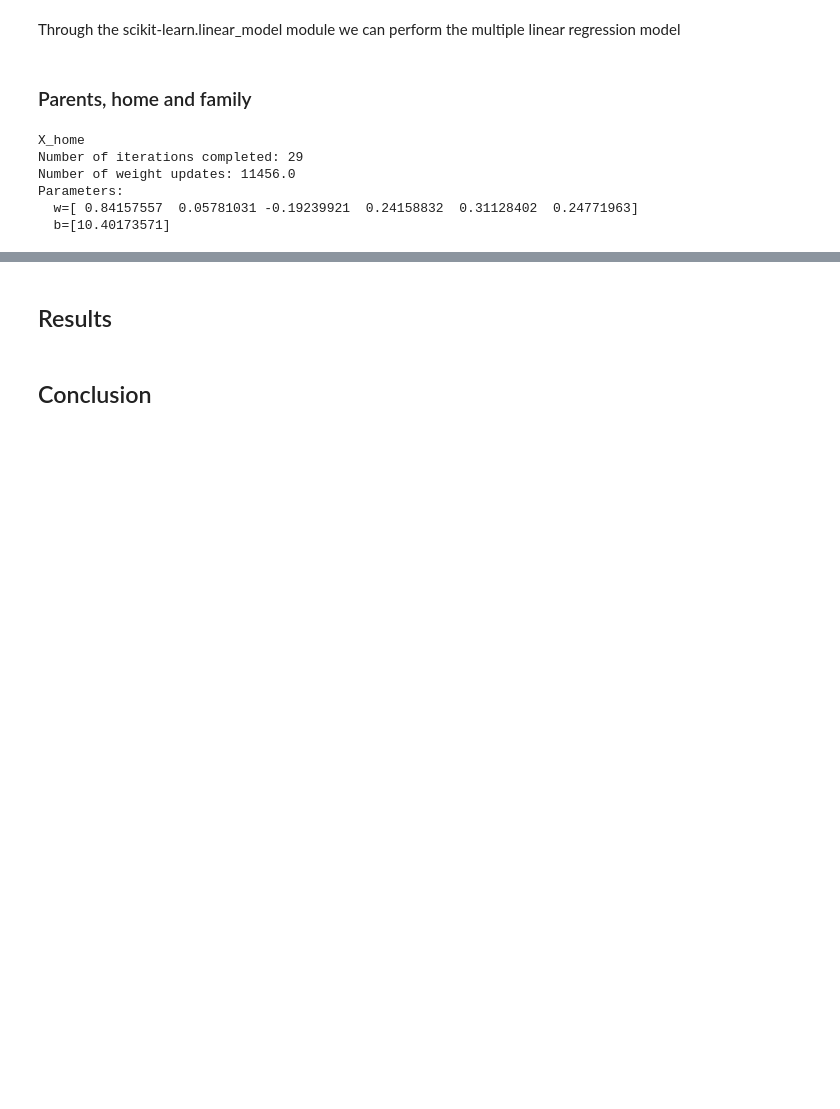
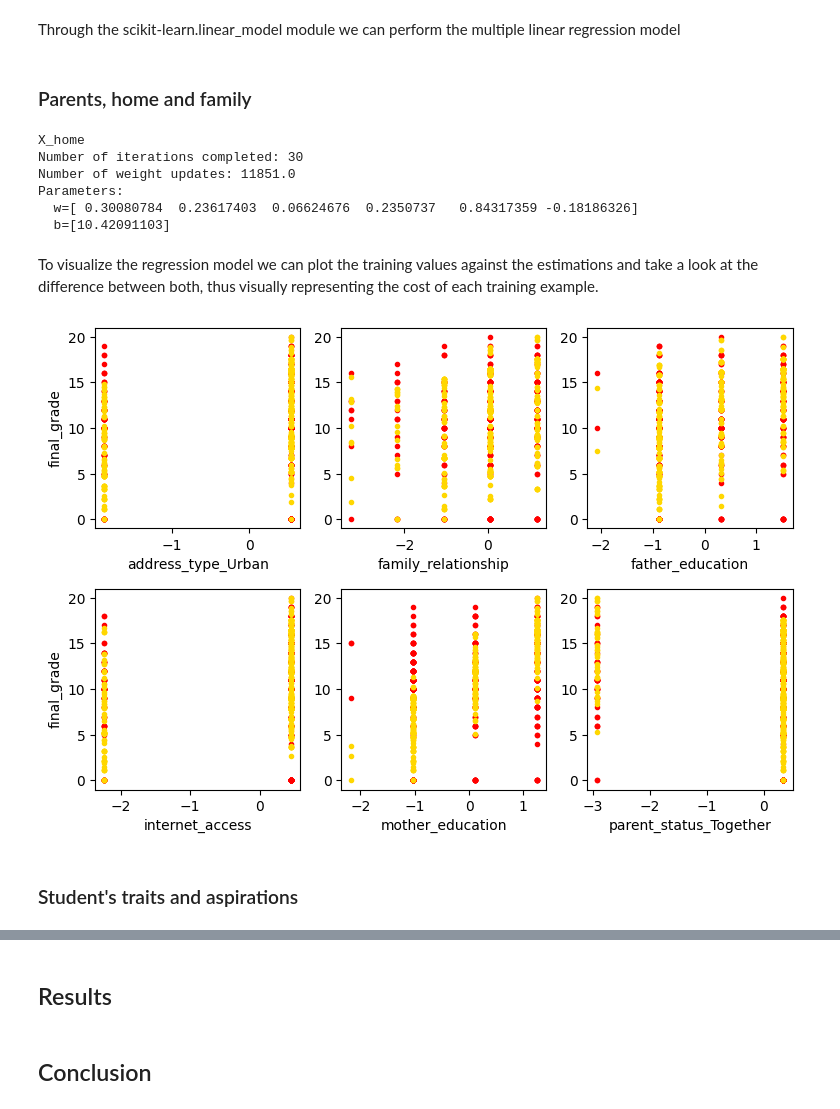
Before and after one commit to ferDMS/MOOCS, a Jupyter notebook: Supervised Machine Learning Regression and Classification/cw2.ipynb, the cells around one changed output, grey strips where cells are left out. Drawn from its saved outputs; the diff is of its cells as text; code cells hidden in the pictures; blank space fills up the shorter version.

Commit message:
Perform Multiple Linear Regression

```diff
--- a/Supervised Machine Learning Regression and Classification/cw2.ipynb
+++ b/Supervised Machine Learning Regression and Classification/cw2.ipynb
@@ -396,10 +459,10 @@ The target value will be the `final_grade` of each student on the course.
 
 In order to delimit the dataframe we can create multiple ones according with each model's training features.
 # %%
-X_home = X[['mother_education', 'father_education', 'parent_status_Together', 'internet_access', 'address_type_Urban', 'family_relationship']]
-X_stud = X[['age', 'sex_M', 'health', 'social', 'higher_ed', 'school_choice_reason_course', 'school_choice_reason_home',	'school_choice_reason_other', 'school_choice_reason_rep.']]
-X_time = X[['travel_time', 'study_time', 'free_time', 'activities', 'absences']]
-X_all = X_home.join([X_stud, X_time])
+X_home = X[['mother_education', 'father_education', 'parent_status_Together', 'internet_access', 'address_type_Urban', 'family_relationship']].sort_index(axis=1)
+X_stud = X[['age', 'sex_M', 'health', 'social', 'higher_ed', 'school_choice_reason_course', 'school_choice_reason_home',	'school_choice_reason_other', 'school_choice_reason_rep.']].sort_index(axis=1)
+X_time = X[['travel_time', 'study_time', 'free_time', 'activities', 'absences']].sort_index(axis=1)
+X_all = X_home.join([X_stud, X_time]).sort_index(axis=1)
 
 print(f"Parents, home and family:\n  {X_home.columns}\n")
 print(f"Student's traits and aspirations:\n  {X_stud.columns}\n")
@@ -438,8 +501,8 @@ A smaller learning rate can be slower but can provide a lot more precision, and
 
 First, we have to define $\alpha$ and $\epsilon$
 # %%
-alpha = 1e-4
-epsilon = 1e-8
+alpha = 1e-400000
+epsilon = 1e-800000
 # %% [markdown]
 Through the scikit-learn.linear_model module we can perform the multiple linear regression model
 # %% [markdown]
@@ -456,8 +519,19 @@ print(f"Number of iterations completed: {sgdr.n_iter_}\nNumber of weight updates
 print(f"Parameters:\n  w={w}\n  b={b}")
 # %% [output]
 X_home
-Number of iterations completed: 29
-Number of weight updates: 11456.0
+Number of iterations completed: 30
+Number of weight updates: 11851.0
 Parameters:
-  w=[ 0.84157557  0.05781031 -0.19239921  0.24158832  0.31128402  0.24771963]
-  b=[10.40173571]
+  w=[ 0.30080784  0.23617403  0.06624676  0.2350737   0.84317359 -0.18186326]
+  b=[10.42091103]
+# %% [markdown]
+To visualize the regression model we can plot the training values against the estimations and take a look at the difference between both, thus visually representing the cost of each training example.
+# %%
+y_home = pd.Series(sgdr.predict(X_home), name='final_cost_home')
+ax = plotFeatures(X_home, y, 3, color='r')
+plotFeatures(X_home, y_home, 3, color='gold', ax=ax)
+plt.show()
+# %% [output]
+[figure, added]
+# %% [markdown]
+### Student's traits and aspirations
```
Also changed, not shown: parts of 16 cells of this notebook.
